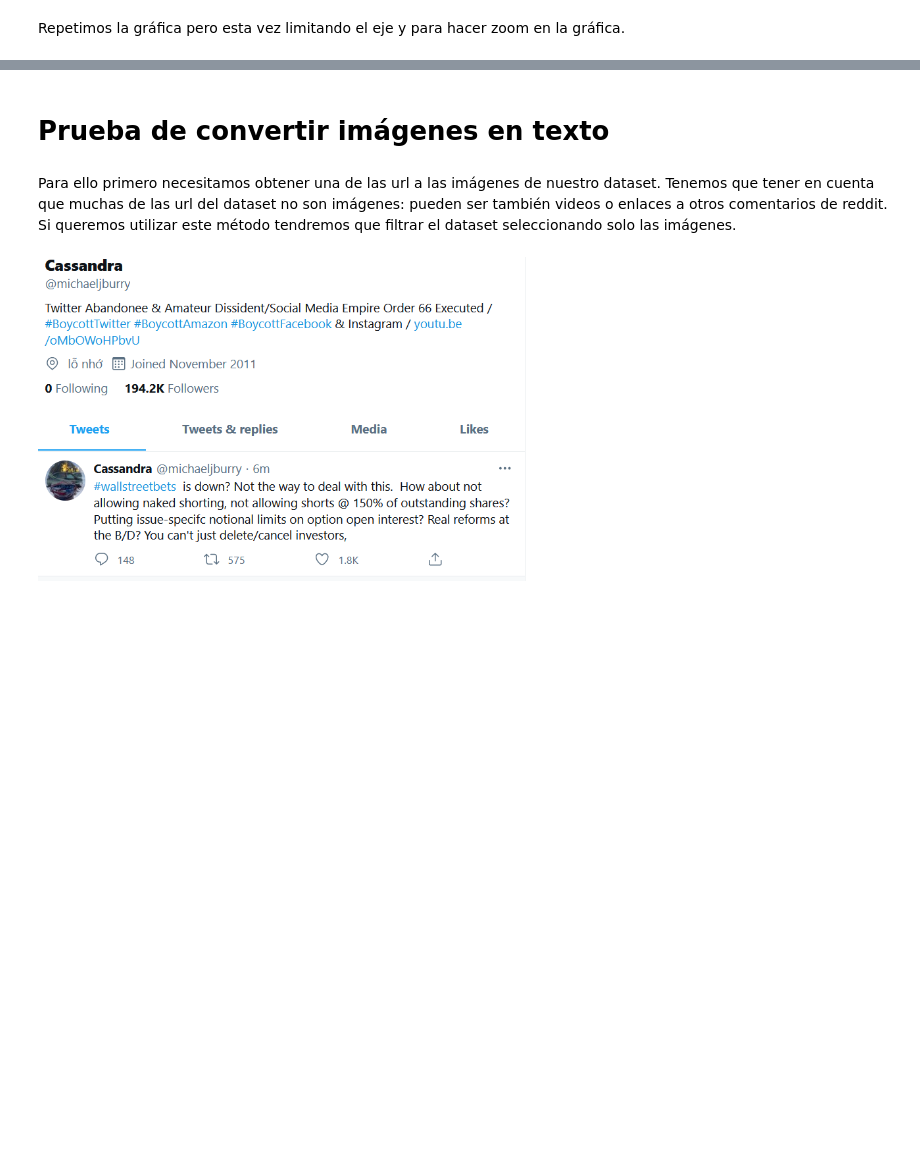
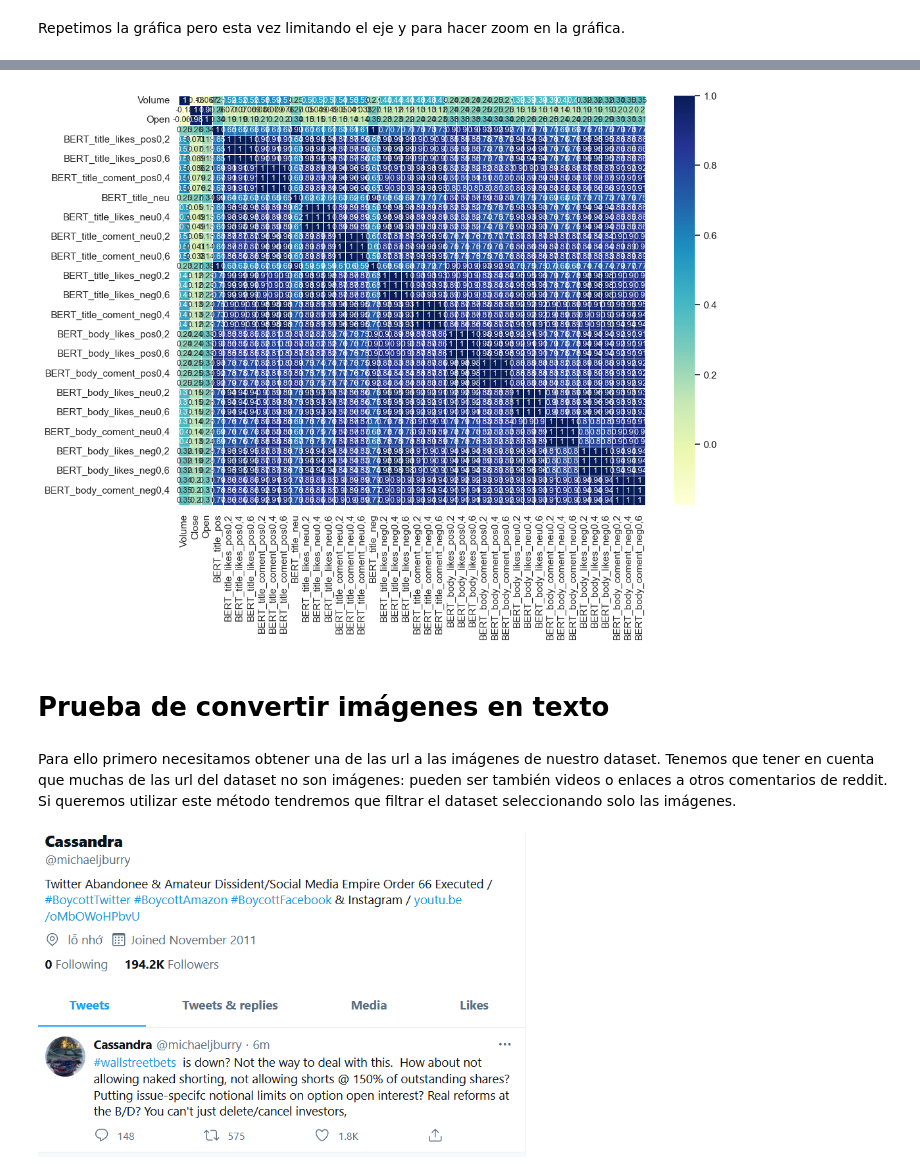
Before and after one commit to david-dlta/recursosTFM, a Jupyter notebook: TFM.ipynb, the cells around one changed output, grey strips where cells are left out. Drawn from its saved outputs; the diff is of its cells as text; code cells hidden in the pictures; blank space fills up the shorter version.

```diff
--- a/TFM.ipynb
+++ b/TFM.ipynb
@@ -863,3 +1191,9 @@ reddit_gme_date.corr(method='pearson')
+# %%
+sns.heatmap(reddit_gme_date_corr, cmap="YlGnBu", annot=True, annot_kws={"size": 9}, linewidths=0.5)
+
+plt.show()
+# %% [output]
+[figure, added]
 # %% [markdown]
 # Prueba de convertir imágenes en texto
 # %% [markdown]
```
Also changed, not shown: parts of 60 cells of this notebook, 3 other files.
